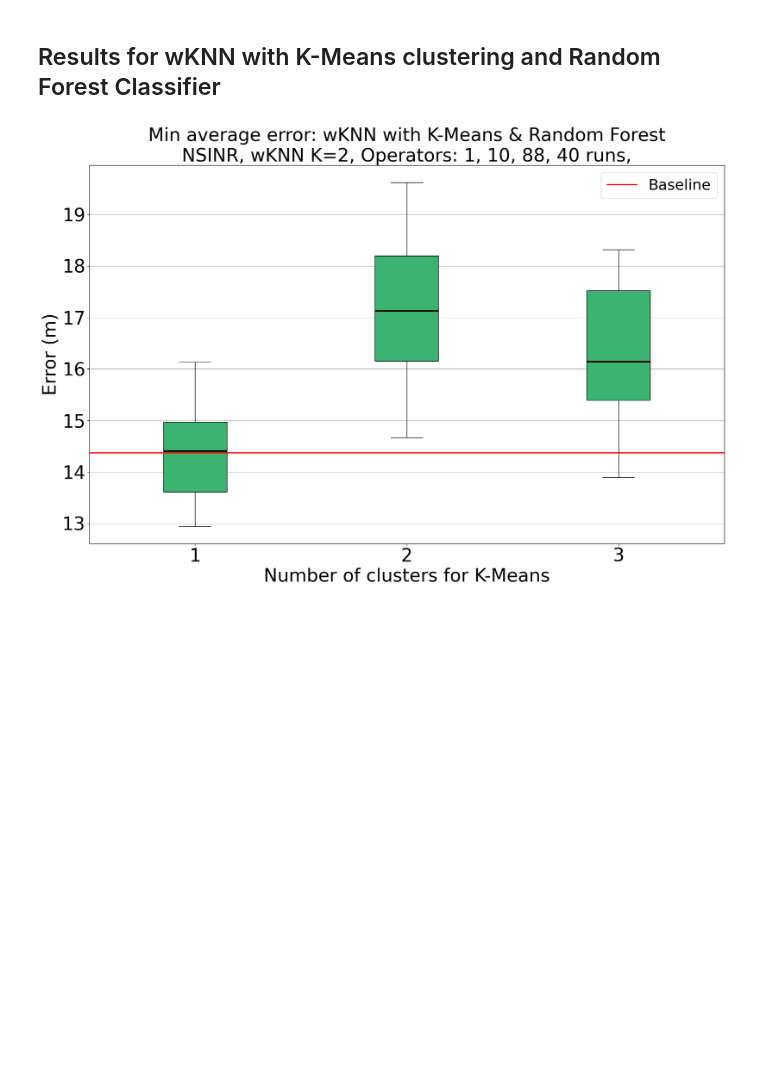
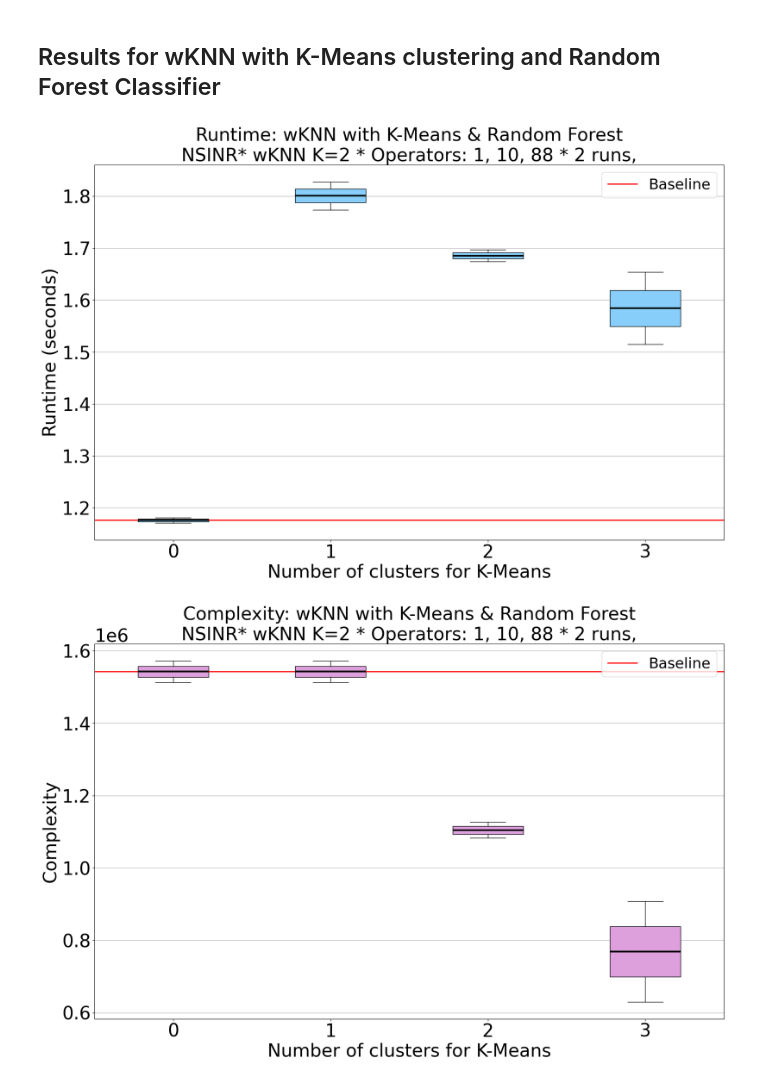
Before and after one commit to Andreas-Espelund/5G_localization, a Jupyter notebook: Main.ipynb, the cells around one changed output. Cells and saved outputs as stored; diff of their text form; code cells hidden in the pictures; blank space fills up the shorter version.

```diff
--- a/Main.ipynb
+++ b/Main.ipynb
@@ -84,74 +88,40 @@ _________________________________
 ## Results for wKNN with K-Means clustering and Random Forest Classifier
 # %%
 import pandas as pd
-import numpy as np
 from scripts.plotting import make_boxplot
 
-res_runtime = {}
-res_complexity = {}
-res_error = {}
-k_value = 2
-
-for k, v in clustered_results.items():
-    #if k < 1: continue
-    #res_runtime[k] = v['Runtime'].to_numpy()
-    #res_complexity[k] = v['Complexity metric'].to_numpy()
-    res_error[k] = v['Error']
-
-# Convert the dictionaries to DataFrames
-#complexity_df = pd.DataFrame.from_dict(res_complexity)
-#runtime_df = pd.DataFrame.from_dict(res_runtime)
-errors_df = pd.DataFrame.from_dict(res_error)
-
-#baseline_complexity = complexity_df[0].mean()
-#baseline_runtime = runtime_df[0].mean()
 baseline_error = errors_df[0].mean()
-
-#complexity_df.drop(columns=[0], inplace=True)
-#runtime_df.drop(columns=[0], inplace=True)
-errors_df.drop(columns=[0], inplace=True)
-
-
-# Function to cap outliers based on IQR
-def cap_outliers(df):
-    Q1 = df.quantile(0.25)
-    Q3 = df.quantile(0.75)
-    IQR = Q3 - Q1
-    upper_bound = Q3 + 1.5 * IQR
-    return df.apply(lambda x: np.minimum(x, upper_bound[x.name]), axis=0)
-
-
-# Cap the outliers in the runtime data
-#runtime_df_capped = cap_outliers(runtime_df)
+baseline_complexity = complexity_df[0].mean()
+baseline_runtime = runtime_df[0].mean()
 
 # Plotting with capped runtime data
-title_string = f"wKNN with K-Means & Random Forest\n{rf_param.value}, wKNN K={k_value}, Operators: {', '.join(operator_choice.astype(str))}, {n_runs} runs,"
+title_string = f"wKNN with K-Means & Random Forest\n{rf_param.value}\
+* wKNN K={k_val_wknn} * Operators: {', '.join(['1', '10', '88'])} * {n_runs} runs,"
 
-#print(baseline_complexity)
-#
-# make_boxplot(
-#     df=runtime_df_capped,
-#     title=f'Runtime: {title_string}',
-#     x_label='Number of clusters for K-Means',
-#     y_label='Runtime (seconds)',
-#     color='lightskyblue',
-#     baseline=baseline_runtime,
-# )
-# make_boxplot(
-#     df=complexity_df,
-#     title=f'Complexity: {title_string}',
-#     x_label='Number of clusters for K-Means',
-#     y_label='Complexity',
-#     color='plum',
-#     baseline=baseline_complexity,
-# )
+make_boxplot(
+    df=runtime_df,
+    title=f'Runtime: {title_string}',
+    x_label='Number of clusters for K-Means',
+    y_label='Runtime (seconds)',
+    color='lightskyblue',
+    baseline=baseline_runtime,
+)
+make_boxplot(
+    df=complexity_df,
+    title=f'Complexity: {title_string}',
+    x_label='Number of clusters for K-Means',
+    y_label='Complexity',
+    color='plum',
+    baseline=baseline_complexity,
+)
 make_boxplot(
     df=errors_df,
     title=f'Min average error: {title_string}',
     x_label='Number of clusters for K-Means',
     y_label='Error (m)',
     color='mediumseagreen',
     baseline=baseline_error,
 )
 # %% [output]
-[figure, old version]
+[figure, new version]
+[figure, added]
```
Also changed, not shown: parts of 3 cells of this notebook, 2 other files.
